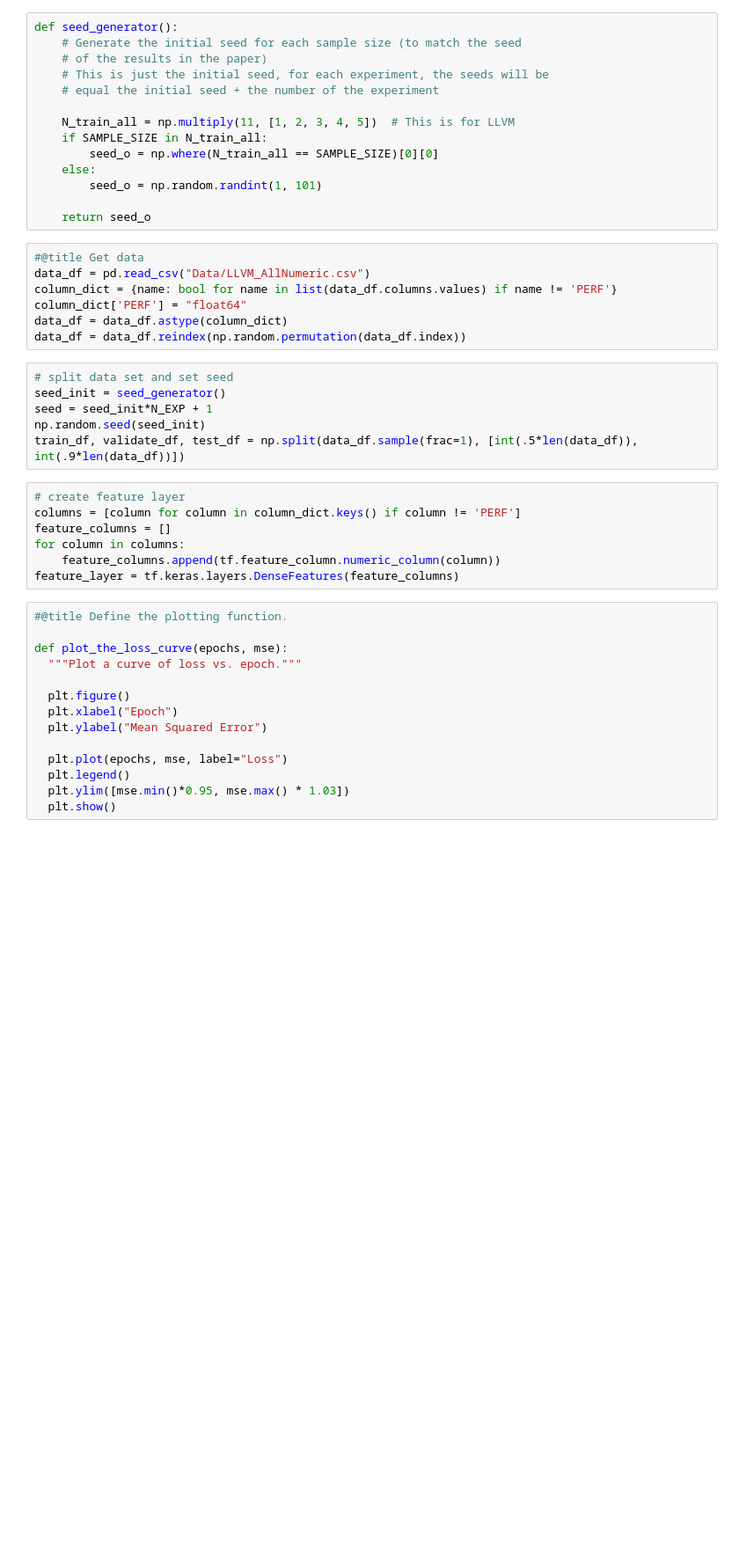
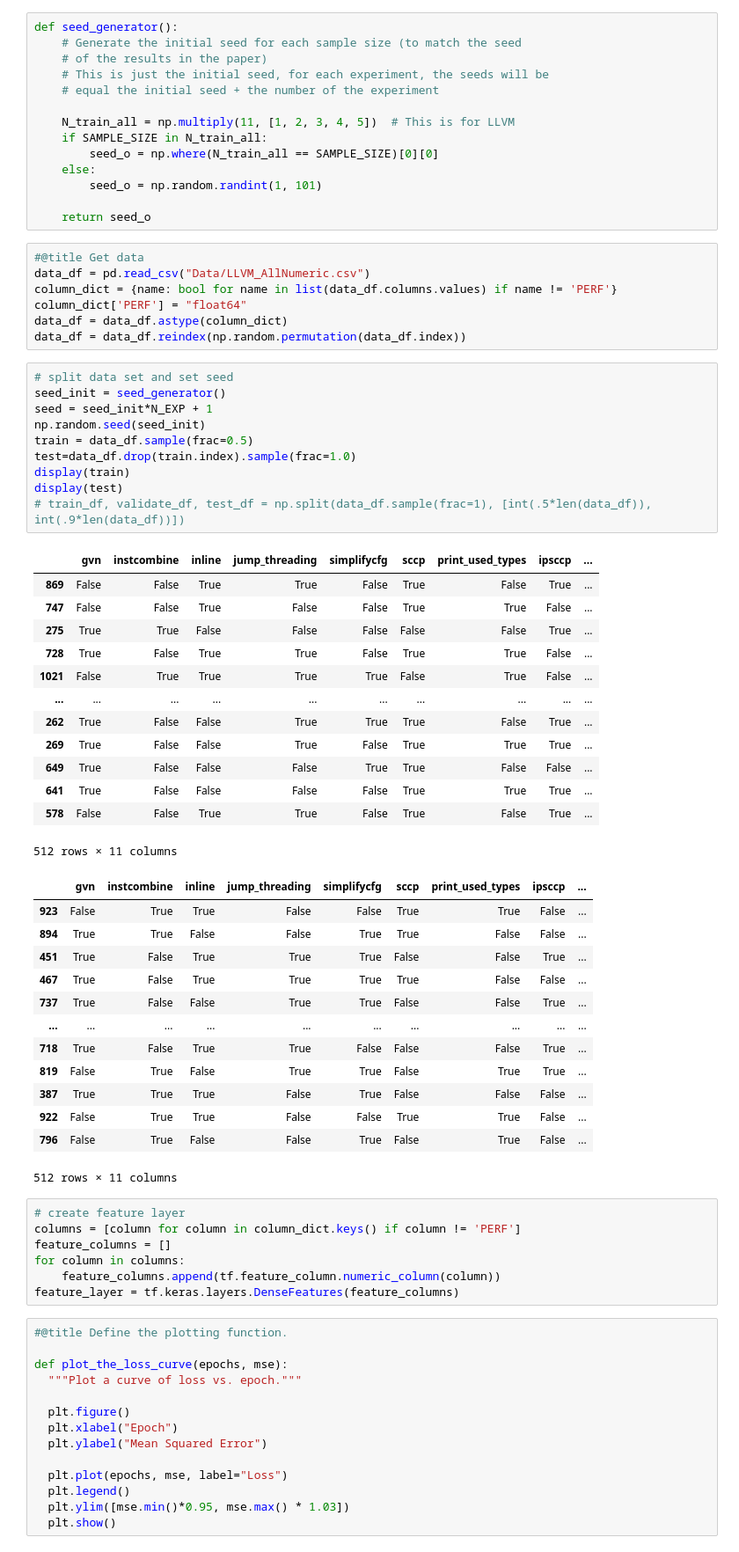
Before and after one commit to adrenalin97/DeepPerf, a Jupyter notebook: Thesis.ipynb, the cells around one changed output. Shown: that part at 88% size. Saved outputs shown, nothing was run; the diff lists cells and outputs as text; blank space fills up the shorter version.

```diff
--- a/Thesis.ipynb
+++ b/Thesis.ipynb
@@ -46,9 +46,40 @@ data_df = data_df.reindex(np.random.permutation(data_df.index))
 # %%
 # split data set and set seed
 seed_init = seed_generator()
 seed = seed_init*N_EXP + 1
 np.random.seed(seed_init)
-train_df, validate_df, test_df = np.split(data_df.sample(frac=1), [int(.5*len(data_df)), int(.9*len(data_df))])
+train = data_df.sample(frac=0.5)
+test=data_df.drop(train.index).sample(frac=1.0)
+display(train)
+display(test)
+# train_df, validate_df, test_df = np.split(data_df.sample(frac=1), [int(.5*len(data_df)), int(.9*len(data_df))])
+# %% [output]
+|  | gvn | instcombine | inline | jump_threading | simplifycfg | sccp | print_used_types | ipsccp | ... |
+| 869 | False | False | True | True | False | True | False | True | ... |
+| 747 | False | False | True | False | False | True | True | False | ... |
+| 275 | True | True | False | False | False | False | False | True | ... |
+| 728 | True | False | True | True | False | True | True | False | ... |
+| 1021 | False | True | True | True | True | False | True | False | ... |
+| ... | ... | ... | ... | ... | ... | ... | ... | ... | ... |
+| 262 | True | False | False | True | True | True | False | True | ... |
+| 269 | True | False | False | True | False | True | True | True | ... |
+| 649 | True | False | False | False | True | True | False | False | ... |
+| 641 | True | False | False | False | False | True | True | True | ... |
+| 578 | False | False | True | True | False | True | False | True | ... |
+512 rows × 11 columns
+|  | gvn | instcombine | inline | jump_threading | simplifycfg | sccp | print_used_types | ipsccp | ... |
+| 923 | False | True | True | False | False | True | True | False | ... |
+| 894 | True | True | False | False | True | True | False | False | ... |
+| 451 | True | False | True | True | True | False | False | True | ... |
+| 467 | True | False | True | True | True | True | False | False | ... |
+| 737 | True | False | False | True | True | False | False | True | ... |
+| ... | ... | ... | ... | ... | ... | ... | ... | ... | ... |
+| 718 | True | False | True | True | False | False | False | True | ... |
+| 819 | False | True | False | True | True | False | True | True | ... |
+| 387 | True | True | True | False | True | False | False | False | ... |
+| 922 | False | True | True | False | False | True | True | False | ... |
+| 796 | False | True | False | False | True | False | True | False | ... |
+512 rows × 11 columns
 # %%
 # create feature layer
 columns = [column for column in column_dict.keys() if column != 'PERF']
```
Also changed, not shown: parts of 2 cells of this notebook.
